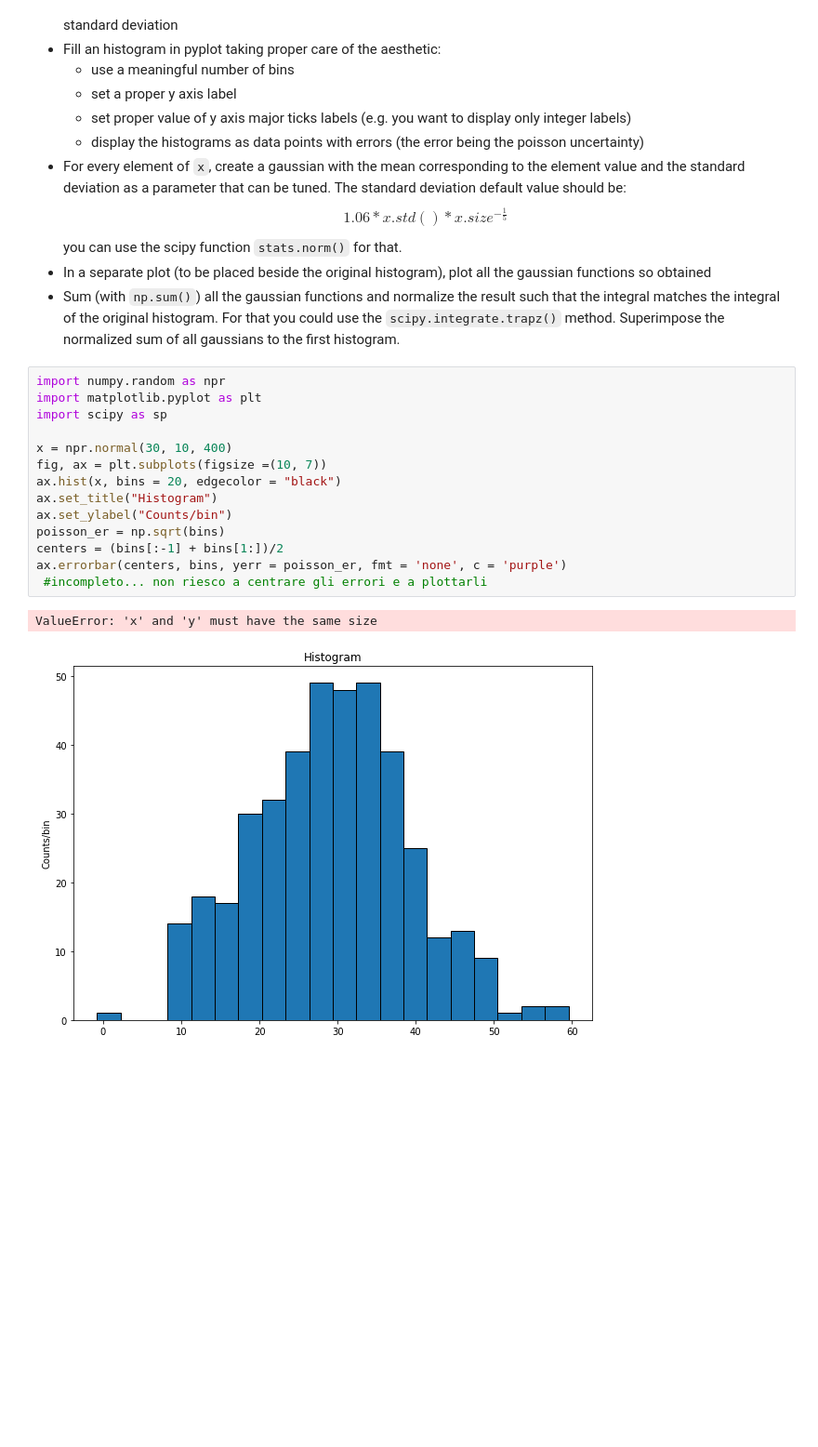
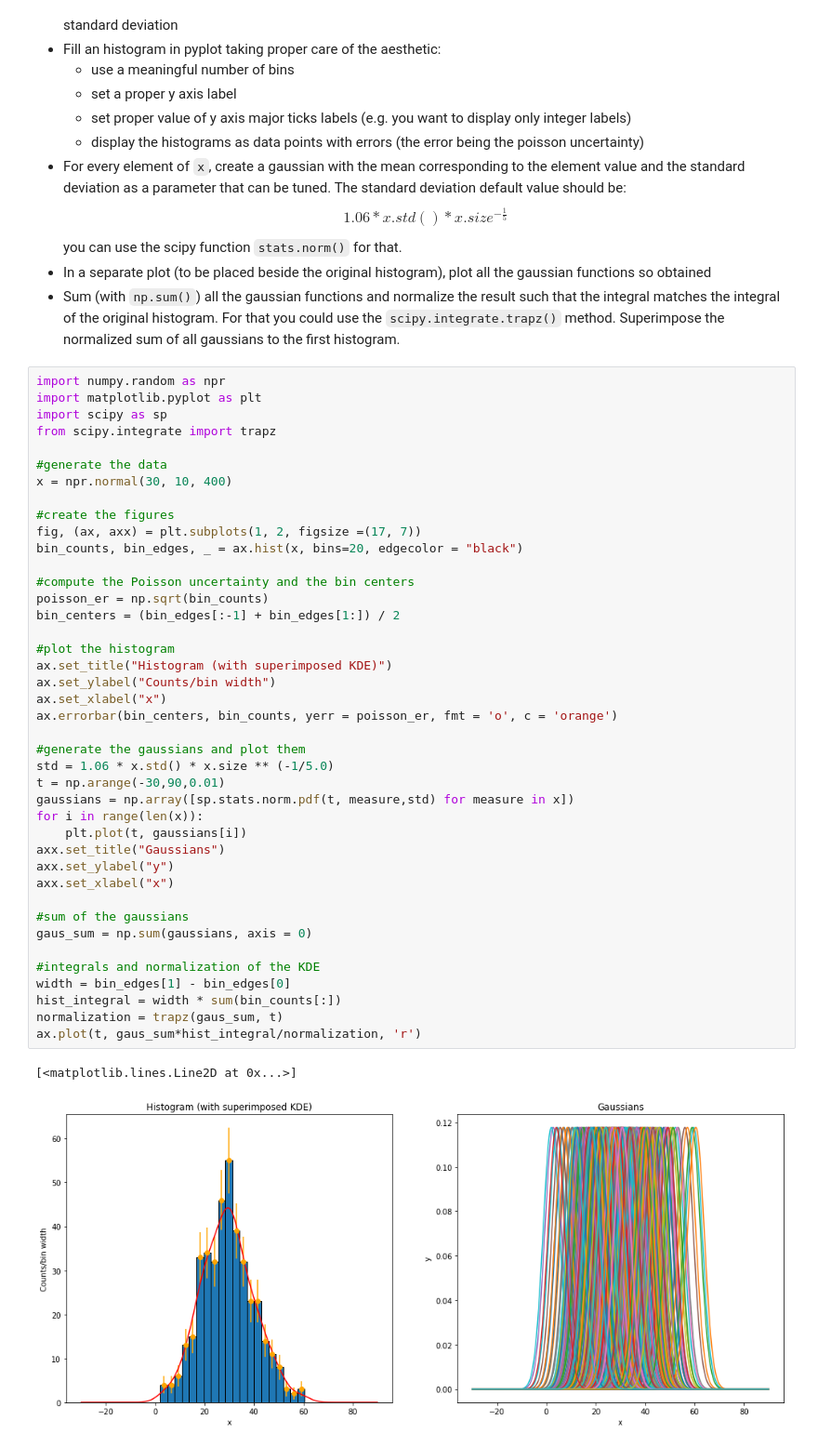
Before and after one commit to zucchett/ScientificComputingWithPython2022, a Jupyter notebook: 07ex_visualization.ipynb, the cells around one changed output. Shown at 93% size. Cells and saved outputs as stored; diff of their text form; blank space fills up the shorter version.

```diff
--- a/07ex_visualization.ipynb
+++ b/07ex_visualization.ipynb
@@ -171,20 +171,47 @@ $$ 1.06 * x.std() * x.size ^{-\frac{1}{5}} $$
 you can use the scipy function `stats.norm()` for that.
 * In a separate plot (to be placed beside the original histogram), plot all the gaussian functions so obtained
 * Sum (with `np.sum()`) all the gaussian functions and normalize the result such that the integral matches the integral of the original histogram. For that you could use the `scipy.integrate.trapz()` method. Superimpose the normalized sum of all gaussians to the first histogram.
-# %%
-import numpy.random as npr
-import matplotlib.pyplot as plt
-import scipy as sp
-
-x = npr.normal(30, 10, 400)
-fig, ax = plt.subplots(figsize =(10, 7))
-ax.hist(x, bins = 20, edgecolor = "black")
-ax.set_title("Histogram")
-ax.set_ylabel("Counts/bin")
-poisson_er = np.sqrt(bins)
-centers = (bins[:-1] + bins[1:])/2
-ax.errorbar(centers, bins, yerr = poisson_er, fmt = 'none', c = 'purple')
- #incompleto... non riesco a centrare gli errori e a plottarli
-# %% [output]
-ValueError: 'x' and 'y' must have the same size
-[figure, removed]
+# %%
+import numpy.random as npr
+import matplotlib.pyplot as plt
+import scipy as sp
+from scipy.integrate import trapz
+
+#generate the data
+x = npr.normal(30, 10, 400)
+
+#create the figures
+fig, (ax, axx) = plt.subplots(1, 2, figsize =(17, 7))
+bin_counts, bin_edges, _ = ax.hist(x, bins=20, edgecolor = "black")
+
+#compute the Poisson uncertainty and the bin centers
+poisson_er = np.sqrt(bin_counts)
+bin_centers = (bin_edges[:-1] + bin_edges[1:]) / 2
+
+#plot the histogram
+ax.set_title("Histogram (with superimposed KDE)")
+ax.set_ylabel("Counts/bin width")
+ax.set_xlabel("x")
+ax.errorbar(bin_centers, bin_counts, yerr = poisson_er, fmt = 'o', c = 'orange')
+
+#generate the gaussians and plot them
+std = 1.06 * x.std() * x.size ** (-1/5.0)
+t = np.arange(-30,90,0.01)
+gaussians = np.array([sp.stats.norm.pdf(t, measure,std) for measure in x])
+for i in range(len(x)):
+    plt.plot(t, gaussians[i])
+axx.set_title("Gaussians")
+axx.set_ylabel("y")
+axx.set_xlabel("x")
+
+#sum of the gaussians
+gaus_sum = np.sum(gaussians, axis = 0)
+
+#integrals and normalization of the KDE
+width = bin_edges[1] - bin_edges[0]
+hist_integral = width * sum(bin_counts[:])
+normalization = trapz(gaus_sum, t)
+ax.plot(t, gaus_sum*hist_integral/normalization, 'r')
+# %% [output]
+[<matplotlib.lines.Line2D at 0x...>]
+[figure, added]
```
